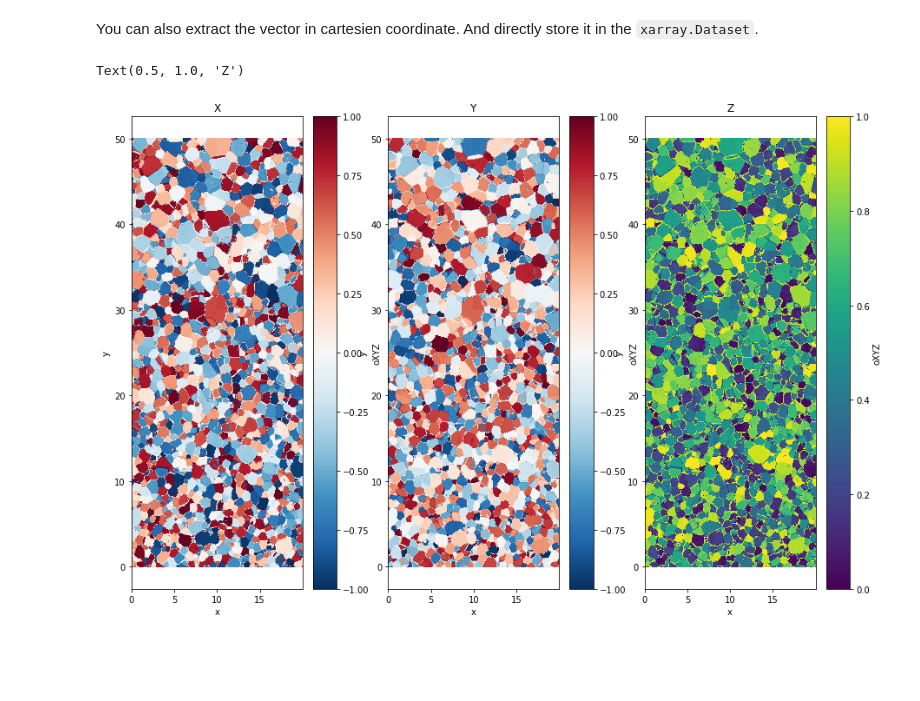
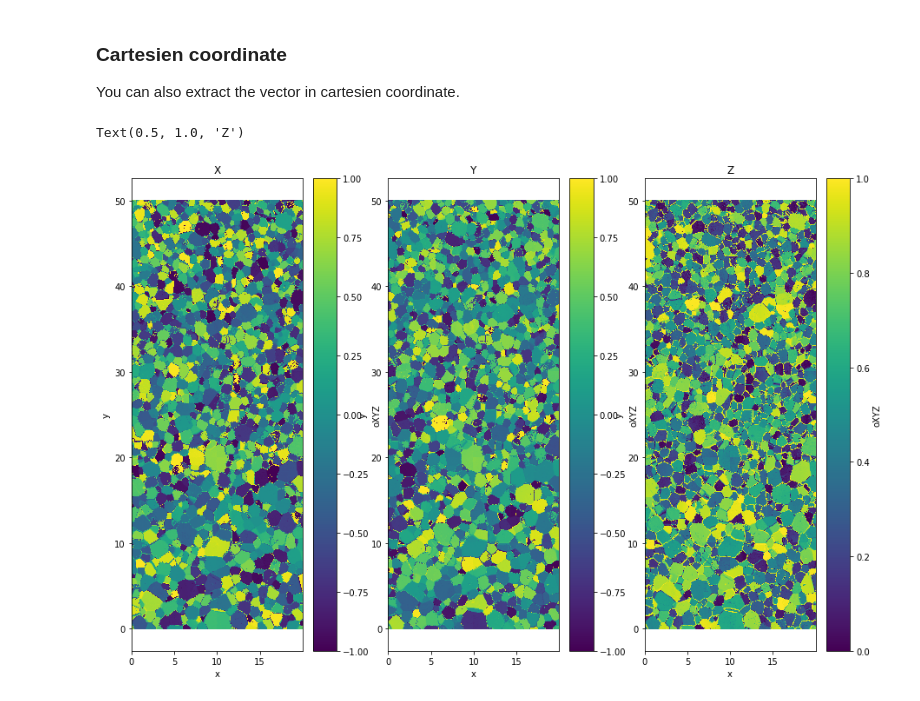
Before and after one commit to ThomasChauve/AITA-book, a Jupyter notebook: docs/The_dataArray_structure.ipynb, the cells around one changed output. Drawn from its saved outputs; the diff is of its cells as text; code cells hidden in the pictures; blank space fills up the shorter version.

Commit message:
update documentation + add figure

```diff
--- a/docs/The_dataArray_structure.ipynb
+++ b/docs/The_dataArray_structure.ipynb
@@ -2,0 +22,6 @@
+# %%
+# path to data and microstructure
+path_data='orientation_test.dat'
+path_micro='micro_test.bmp'
+# %%
+data=lda.aita5col(path_data,path_micro)
@@ -3,2 +89,2 @@
 # %%
-Bunge_Euler=data.orientation.uvecs.bunge_euler()
+data['Bunge_Euler']=data.orientation.uvecs.bunge_euler()
@@ -7,5 +91,3 @@ It is a `xarray.DataArray`. You can save it in your data set if you want :
-# %%
-data['Bunge']=Bunge_Euler
 # %%
 plt.figure(figsize=(10,10))
 plt.subplot(1,2,1)
@@ -22,21 +104,22 @@ Text(0.5, 1.0, 'phi')
 # %% [markdown]
-You can also extract the vector in cartesien coordinate. And directly store it in the `xarray.Dataset`.
+### Cartesien coordinate
+You can also extract the vector in cartesien coordinate.
 # %%
 data['oXYZ']=data.orientation.uvecs.xyz()
 # %%
 plt.figure(figsize=(15,10))
 plt.subplot(1,3,1)
-data.oXYZ[:,:,0].plot()
+data.oXYZ[:,:,0].plot(cmap=cm.viridis)
 plt.axis('equal')
 plt.title('X')
 plt.subplot(1,3,2)
-data.oXYZ[:,:,1].plot()
+data.oXYZ[:,:,1].plot(cmap=cm.viridis)
 plt.axis('equal')
 plt.title('Y')
 plt.subplot(1,3,3)
-data.oXYZ[:,:,2].plot()
+data.oXYZ[:,:,2].plot(cmap=cm.viridis)
 plt.axis('equal')
 plt.title('Z')
 # %% [output]
 Text(0.5, 1.0, 'Z')
-[figure, old version]
+[figure, new version]
```
Also changed, not shown: parts of 23 cells of this notebook, 7 other files.
